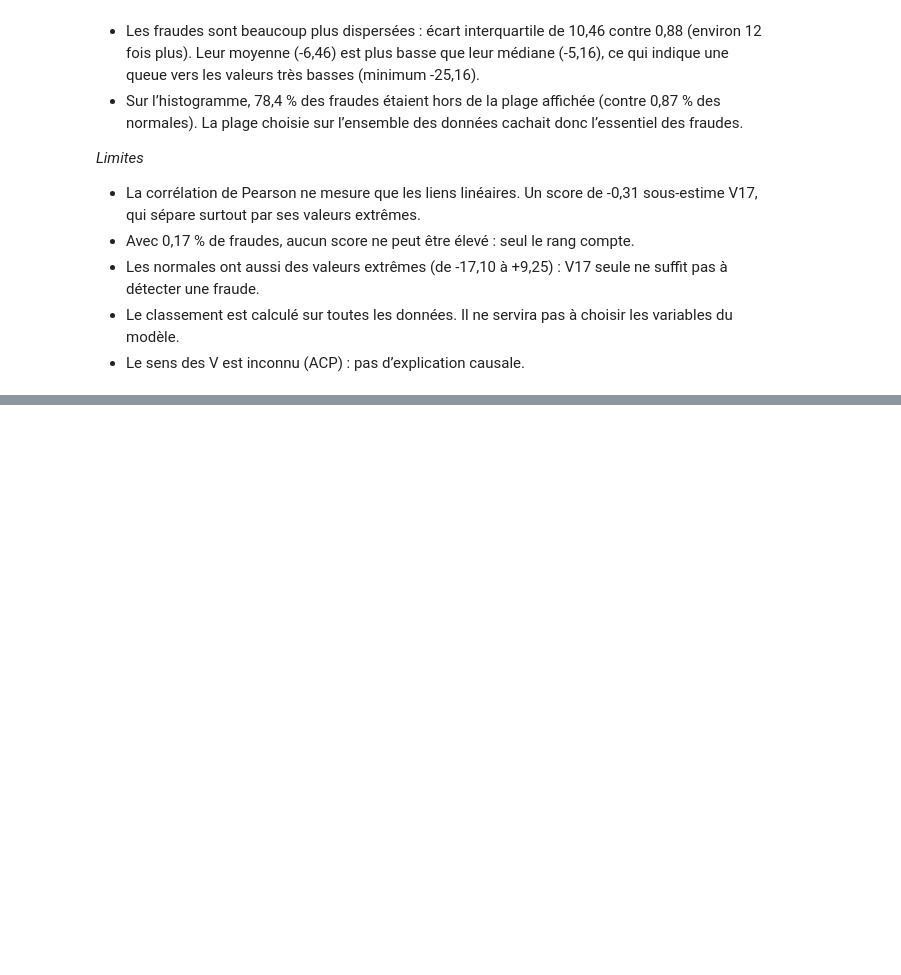
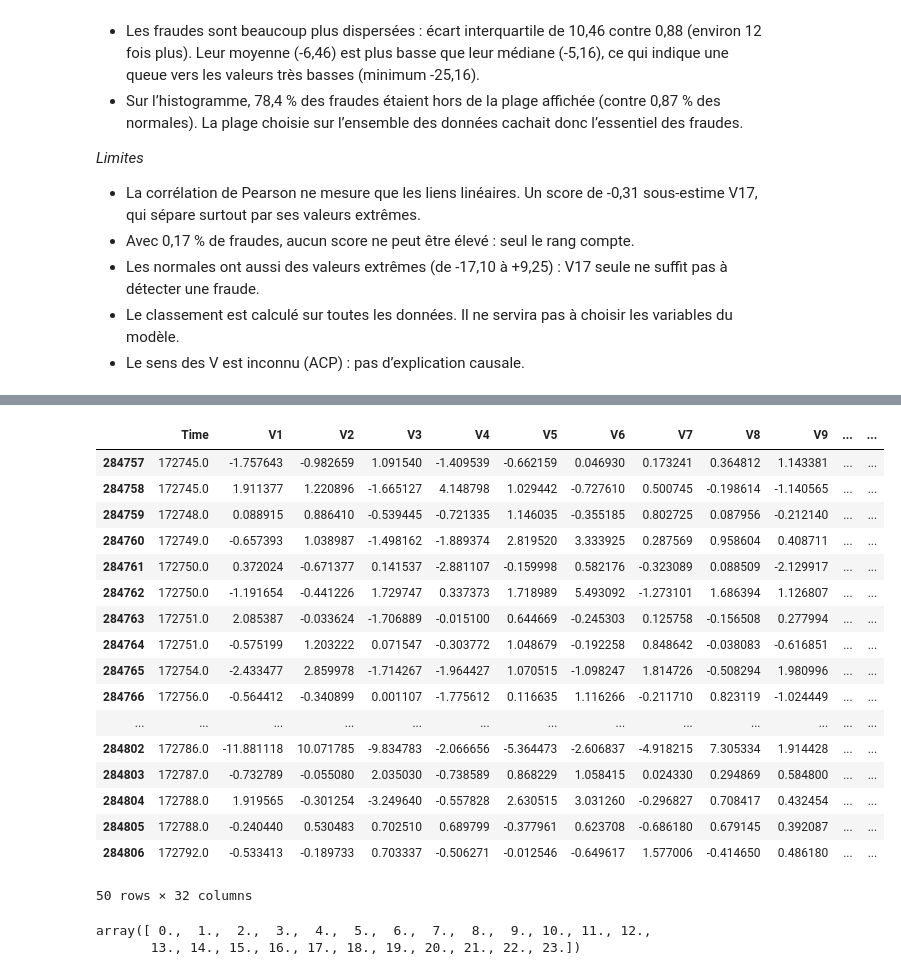
Before and after one commit to safasaaidi/fraud-detection, a Jupyter notebook: notebooks/01_exploration.ipynb, the cells around one changed output, grey strips where cells are left out. Saved outputs shown, nothing was run; the diff lists cells and outputs as text; code cells hidden in the pictures; blank space fills up the shorter version.

```diff
--- a/notebooks/01_exploration.ipynb
+++ b/notebooks/01_exploration.ipynb
@@ -824,0 +855,32 @@ df_clean.groupby("Class")["V17"].describe()
+# %%
+# on crre la colonne Hour
+# pour que on transmetre les secondes en haure pour que en peut bien visulaiser les 24 h
+df_h=df_clean.copy()
+df_h["Hour"] = (df_h["Time"] // 3600) % 24
+df_h.tail(50)
+#// 3600 transforme les secondes en heures écoulées (0 à 47).
+#% 24 fait recommencer le compte à 0 après 23 : la 2e journée repart de 0 au lieu de continuer à 24, 25, 26...
+# %% [output]
+|  | Time | V1 | V2 | V3 | V4 | V5 | V6 | V7 | V8 | V9 | ... | ... |
+| 284757 | 172745.0 | -1.757643 | -0.982659 | 1.091540 | -1.409539 | -0.662159 | 0.046930 | 0.173241 | 0.364812 | 1.143381 | ... | ... |
+| 284758 | 172745.0 | 1.911377 | 1.220896 | -1.665127 | 4.148798 | 1.029442 | -0.727610 | 0.500745 | -0.198614 | -1.140565 | ... | ... |
+| 284759 | 172748.0 | 0.088915 | 0.886410 | -0.539445 | -0.721335 | 1.146035 | -0.355185 | 0.802725 | 0.087956 | -0.212140 | ... | ... |
+| 284760 | 172749.0 | -0.657393 | 1.038987 | -1.498162 | -1.889374 | 2.819520 | 3.333925 | 0.287569 | 0.958604 | 0.408711 | ... | ... |
+| 284761 | 172750.0 | 0.372024 | -0.671377 | 0.141537 | -2.881107 | -0.159998 | 0.582176 | -0.323089 | 0.088509 | -2.129917 | ... | ... |
+| 284762 | 172750.0 | -1.191654 | -0.441226 | 1.729747 | 0.337373 | 1.718989 | 5.493092 | -1.273101 | 1.686394 | 1.126807 | ... | ... |
+| 284763 | 172751.0 | 2.085387 | -0.033624 | -1.706889 | -0.015100 | 0.644669 | -0.245303 | 0.125758 | -0.156508 | 0.277994 | ... | ... |
+| 284764 | 172751.0 | -0.575199 | 1.203222 | 0.071547 | -0.303772 | 1.048679 | -0.192258 | 0.848642 | -0.038083 | -0.616851 | ... | ... |
+| 284765 | 172754.0 | -2.433477 | 2.859978 | -1.714267 | -1.964427 | 1.070515 | -1.098247 | 1.814726 | -0.508294 | 1.980996 | ... | ... |
+| 284766 | 172756.0 | -0.564412 | -0.340899 | 0.001107 | -1.775612 | 0.116635 | 1.116266 | -0.211710 | 0.823119 | -1.024449 | ... | ... |
+| ... | ... | ... | ... | ... | ... | ... | ... | ... | ... | ... | ... | ... |
+| 284802 | 172786.0 | -11.881118 | 10.071785 | -9.834783 | -2.066656 | -5.364473 | -2.606837 | -4.918215 | 7.305334 | 1.914428 | ... | ... |
+| 284803 | 172787.0 | -0.732789 | -0.055080 | 2.035030 | -0.738589 | 0.868229 | 1.058415 | 0.024330 | 0.294869 | 0.584800 | ... | ... |
+| 284804 | 172788.0 | 1.919565 | -0.301254 | -3.249640 | -0.557828 | 2.630515 | 3.031260 | -0.296827 | 0.708417 | 0.432454 | ... | ... |
+| 284805 | 172788.0 | -0.240440 | 0.530483 | 0.702510 | 0.689799 | -0.377961 | 0.623708 | -0.686180 | 0.679145 | 0.392087 | ... | ... |
+| 284806 | 172792.0 | -0.533413 | -0.189733 | 0.703337 | -0.506271 | -0.012546 | -0.649617 | 1.577006 | -0.414650 | 0.486180 | ... | ... |
+50 rows × 32 columns
+# %%
+df_h["Hour"].unique()
+# %% [output]
+array([ 0.,  1.,  2.,  3.,  4.,  5.,  6.,  7.,  8.,  9., 10., 11., 12.,
+       13., 14., 15., 16., 17., 18., 19., 20., 21., 22., 23.])
```
Also changed, not shown: parts of 12 cells of this notebook.
